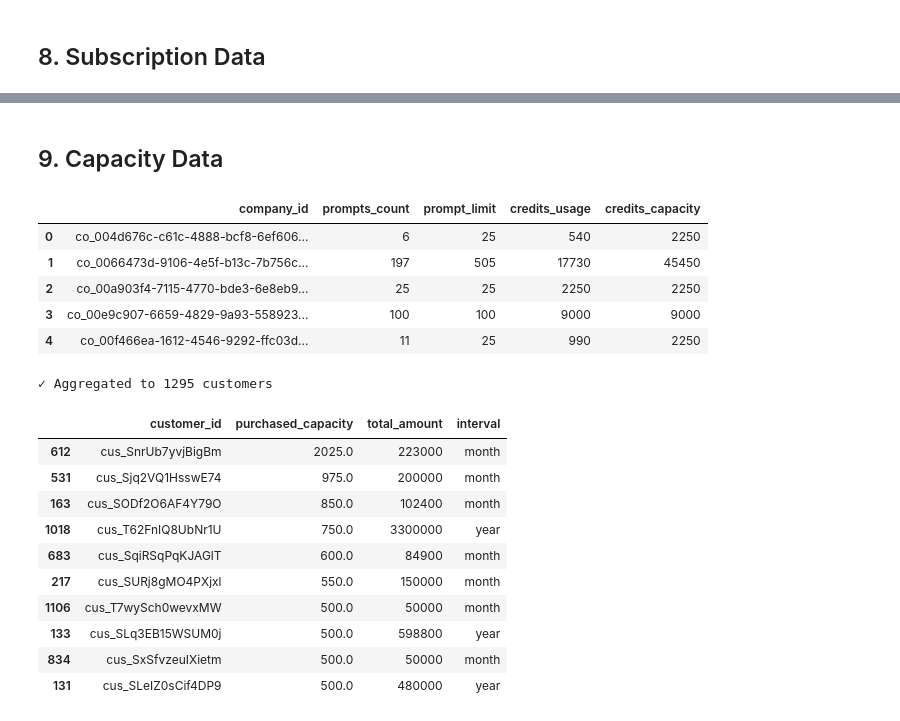
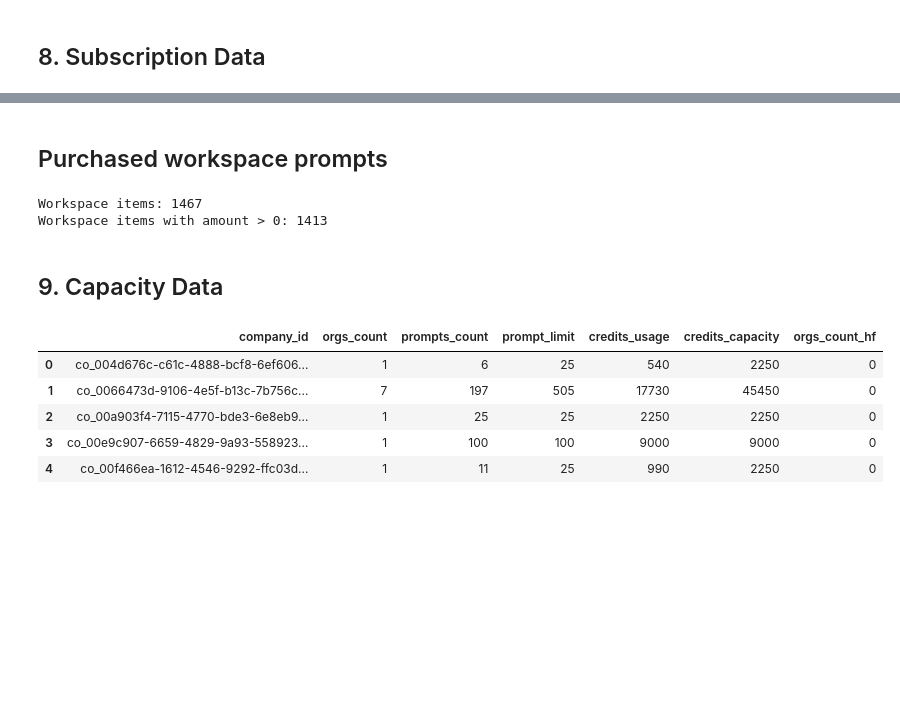
Before and after one commit to peec-ai/stripe-migration-analysis, a Jupyter notebook: transform/notebooks/migration_analysis-match.ipynb, the cells around one changed output, grey strips where cells are left out. Saved outputs shown, nothing was run; the diff lists cells and outputs as text; code cells hidden in the pictures; blank space fills up the shorter version.

```diff
--- a/transform/notebooks/migration_analysis-match.ipynb
+++ b/transform/notebooks/migration_analysis-match.ipynb
@@ -464,54 +687,56 @@ sub_items_with_product.head(15)
+# %% [markdown]
+## Purchased workspace prompts
+# %%
+items_with_product = sub_items_df.merge(
+    products_df[["id", "name", "prompt_limit", "type"]],
+    left_on="product_id",
+    right_on="id",
+    how="left",
+)
+
+# filter workspace items
+sub_items_with_product = items_with_product[items_with_product["type"] == "WORKSPACE"]
+print(f"Workspace items: {len(sub_items_with_product)}")
+sub_items_with_product = sub_items_with_product[sub_items_with_product["unit_amount"] > 0]
+print(f"Workspace items with amount > 0: {len(sub_items_with_product)}")
+
+# group by customer_id and sum the prompt_limit and count workspace items
+company_stats_stripe = (
+    sub_items_with_product.groupby("customer_id")
+    .agg({
+        "prompt_limit": "sum",
+        "product_id": "size"  # Count of workspace items with unit_amount > 0
+    })
+    .reset_index()
+    .rename(columns={
+        "prompt_limit": "purchased_capacity",
+        "product_id": "orgs_purchased"
+    })
+)
+# %% [output]
+Workspace items: 1467
+Workspace items with amount > 0: 1413
 # %% [markdown]
 ## 9. Capacity Data
 # %%
 company_stats_fs = (
     orgs_df.groupby("company_id")
     .agg(
+        orgs_count=("company_id", "size"),  # Count of organizations per company
         prompts_count=("prompts_count", "sum"),
         prompt_limit=("prompt_limit", "sum"),
         credits_usage=("credits_usage", "sum"),
         credits_capacity=("credits_capacity", "sum"),
+        orgs_count_hf=("chat_interval_in_hours", lambda x: (x < 24).sum()),
     )
     .reset_index()
 )
 
 company_stats_fs.head()
 # %% [output]
-|  | company_id | prompts_count | prompt_limit | credits_usage | credits_capacity |
-| 0 | co_004d676c-c61c-4888-bcf8-6ef606... | 6 | 25 | 540 | 2250 |
-| 1 | co_0066473d-9106-4e5f-b13c-7b756c... | 197 | 505 | 17730 | 45450 |
-| 2 | co_00a903f4-7115-4770-bde3-6e8eb9... | 25 | 25 | 2250 | 2250 |
-| 3 | co_00e9c907-6659-4829-9a93-558923... | 100 | 100 | 9000 | 9000 |
-| 4 | co_00f466ea-1612-4546-9292-ffc03d... | 11 | 25 | 990 | 2250 |
+|  | company_id | orgs_count | prompts_count | prompt_limit | credits_usage | credits_capacity | orgs_count_hf |
+| 0 | co_004d676c-c61c-4888-bcf8-6ef606... | 1 | 6 | 25 | 540 | 2250 | 0 |
+| 1 | co_0066473d-9106-4e5f-b13c-7b756c... | 7 | 197 | 505 | 17730 | 45450 | 0 |
+| 2 | co_00a903f4-7115-4770-bde3-6e8eb9... | 1 | 25 | 25 | 2250 | 2250 | 0 |
+| 3 | co_00e9c907-6659-4829-9a93-558923... | 1 | 100 | 100 | 9000 | 9000 | 0 |
+| 4 | co_00f466ea-1612-4546-9292-ffc03d... | 1 | 11 | 25 | 990 | 2250 | 0 |
-# %%
-# Aggregate subscription items back to customer level
-company_stats_stripe = (
-    sub_items_with_product
-    .groupby('customer_id')
-    .agg({
-        'prompt_limit': lambda x: x.sum(skipna=True),  # Sum prompt limits, skip NaN products
-        'unit_amount': 'sum',  # Total monthly/yearly price
-        'interval': 'first',  # Assuming consistent interval per customer
-    })
-    .reset_index()
-    .rename(columns={
-        'prompt_limit': 'purchased_capacity',
-        'unit_amount': 'total_amount'
-    })
-)
-
-print(f"✓ Aggregated to {len(company_stats_stripe)} customers")
-company_stats_stripe.sort_values(by="purchased_capacity", ascending=False).head(10)
-# %% [output]
-✓ Aggregated to 1295 customers
-|  | customer_id | purchased_capacity | total_amount | interval |
-| 612 | cus_SnrUb7yvjBigBm | 2025.0 | 223000 | month |
-| 531 | cus_Sjq2VQ1HsswE74 | 975.0 | 200000 | month |
-| 163 | cus_SODf2O6AF4Y79O | 850.0 | 102400 | month |
-| 1018 | cus_T62FnIQ8UbNr1U | 750.0 | 3300000 | year |
-| 683 | cus_SqiRSqPqKJAGlT | 600.0 | 84900 | month |
-| 217 | cus_SURj8gMO4PXjxl | 550.0 | 150000 | month |
-| 1106 | cus_T7wySch0wevxMW | 500.0 | 50000 | month |
-| 133 | cus_SLq3EB15WSUM0j | 500.0 | 598800 | year |
-| 834 | cus_SxSfvzeuIXietm | 500.0 | 50000 | month |
-| 131 | cus_SLeIZ0sCif4DP9 | 500.0 | 480000 | year |
```
Also changed, not shown: parts of 30 cells of this notebook, 3 other files.
